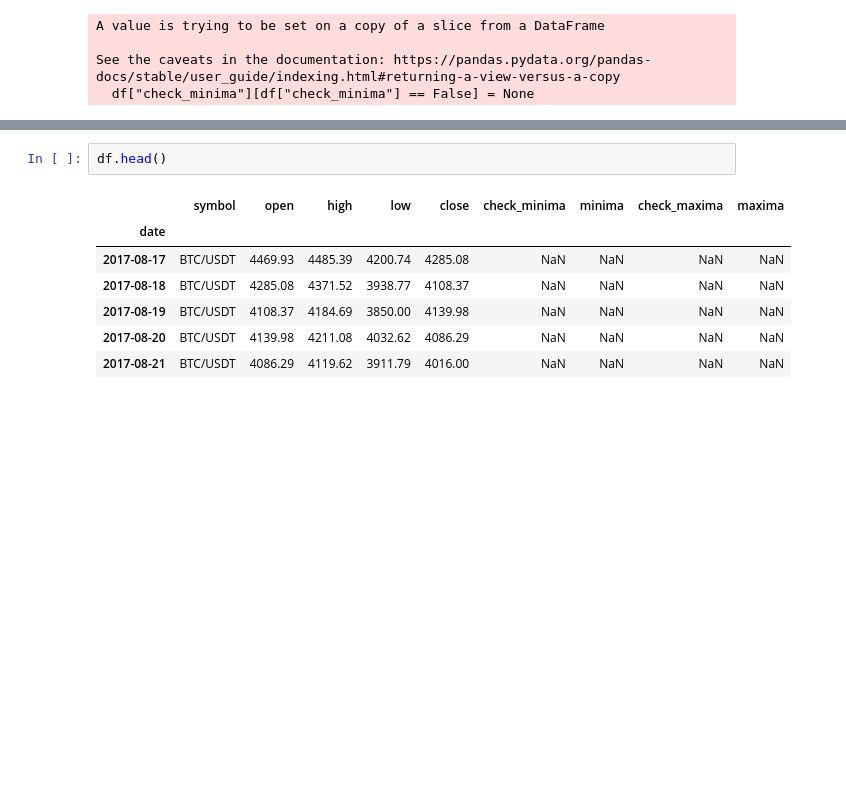
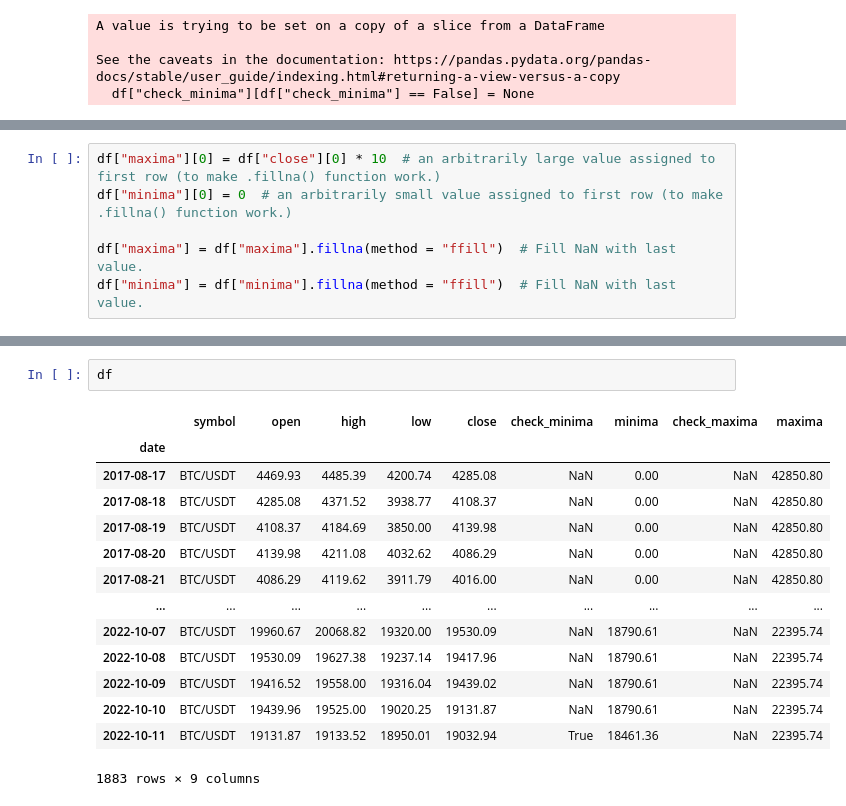
Before and after one commit to adevrent/freqtrade_custom_strats, a Jupyter notebook: python_concepts/pivot_points/pivots_pandas_version.ipynb, the cells around one changed output, grey strips where cells are left out. Drawn from its saved outputs; the diff is of its cells as text; blank space fills up the shorter version.

```diff
--- a/python_concepts/pivot_points/pivots_pandas_version.ipynb
+++ b/python_concepts/pivot_points/pivots_pandas_version.ipynb
@@ -92,3 +87,9 @@ A value is trying to be set on a copy of a slice from a DataFrame
 
 See the caveats in the documentation: https://pandas.pydata.org/pandas-docs/stable/user_guide/indexing.html#returning-a-view-versus-a-copy
   df["check_maxima"][df["check_maxima"] == False] = None
+# %%
+df["maxima"][0] = df["close"][0] * 10  # an arbitrarily large value assigned to first row (to make .fillna() function work.)
+df["minima"][0] = 0  # an arbitrarily small value assigned to first row (to make .fillna() function work.)
+
+df["maxima"] = df["maxima"].fillna(method = "ffill")  # Fill NaN with last value.
+df["minima"] = df["minima"].fillna(method = "ffill")  # Fill NaN with last value.
@@ -95,13 +105,20 @@ See the caveats in the documentation: https://pandas.pydata.org/pandas-docs/stab
 # %%
-df.head()
+df
 # %% [output]
 |  | symbol | open | high | low | close | check_minima | minima | check_maxima | maxima |
 | date |  |  |  |  |  |  |  |  |  |
-| 2017-08-17 | BTC/USDT | 4469.93 | 4485.39 | 4200.74 | 4285.08 | NaN | NaN | NaN | NaN |
-| 2017-08-18 | BTC/USDT | 4285.08 | 4371.52 | 3938.77 | 4108.37 | NaN | NaN | NaN | NaN |
-| 2017-08-19 | BTC/USDT | 4108.37 | 4184.69 | 3850.00 | 4139.98 | NaN | NaN | NaN | NaN |
-| 2017-08-20 | BTC/USDT | 4139.98 | 4211.08 | 4032.62 | 4086.29 | NaN | NaN | NaN | NaN |
-| 2017-08-21 | BTC/USDT | 4086.29 | 4119.62 | 3911.79 | 4016.00 | NaN | NaN | NaN | NaN |
+| 2017-08-17 | BTC/USDT | 4469.93 | 4485.39 | 4200.74 | 4285.08 | NaN | 0.00 | NaN | 42850.80 |
+| 2017-08-18 | BTC/USDT | 4285.08 | 4371.52 | 3938.77 | 4108.37 | NaN | 0.00 | NaN | 42850.80 |
+| 2017-08-19 | BTC/USDT | 4108.37 | 4184.69 | 3850.00 | 4139.98 | NaN | 0.00 | NaN | 42850.80 |
+| 2017-08-20 | BTC/USDT | 4139.98 | 4211.08 | 4032.62 | 4086.29 | NaN | 0.00 | NaN | 42850.80 |
+| 2017-08-21 | BTC/USDT | 4086.29 | 4119.62 | 3911.79 | 4016.00 | NaN | 0.00 | NaN | 42850.80 |
+| ... | ... | ... | ... | ... | ... | ... | ... | ... | ... |
+| 2022-10-07 | BTC/USDT | 19960.67 | 20068.82 | 19320.00 | 19530.09 | NaN | 18790.61 | NaN | 22395.74 |
+| 2022-10-08 | BTC/USDT | 19530.09 | 19627.38 | 19237.14 | 19417.96 | NaN | 18790.61 | NaN | 22395.74 |
+| 2022-10-09 | BTC/USDT | 19416.52 | 19558.00 | 19316.04 | 19439.02 | NaN | 18790.61 | NaN | 22395.74 |
+| 2022-10-10 | BTC/USDT | 19439.96 | 19525.00 | 19020.25 | 19131.87 | NaN | 18790.61 | NaN | 22395.74 |
+| 2022-10-11 | BTC/USDT | 19131.87 | 19133.52 | 18950.01 | 19032.94 | True | 18461.36 | NaN | 22395.74 |
+1883 rows × 9 columns
 # %%
 plt.style.use("seaborn")
 plt.figure(figsize = [48, 16])
```
Also changed, not shown: parts of 4 cells of this notebook, 1 other file.
